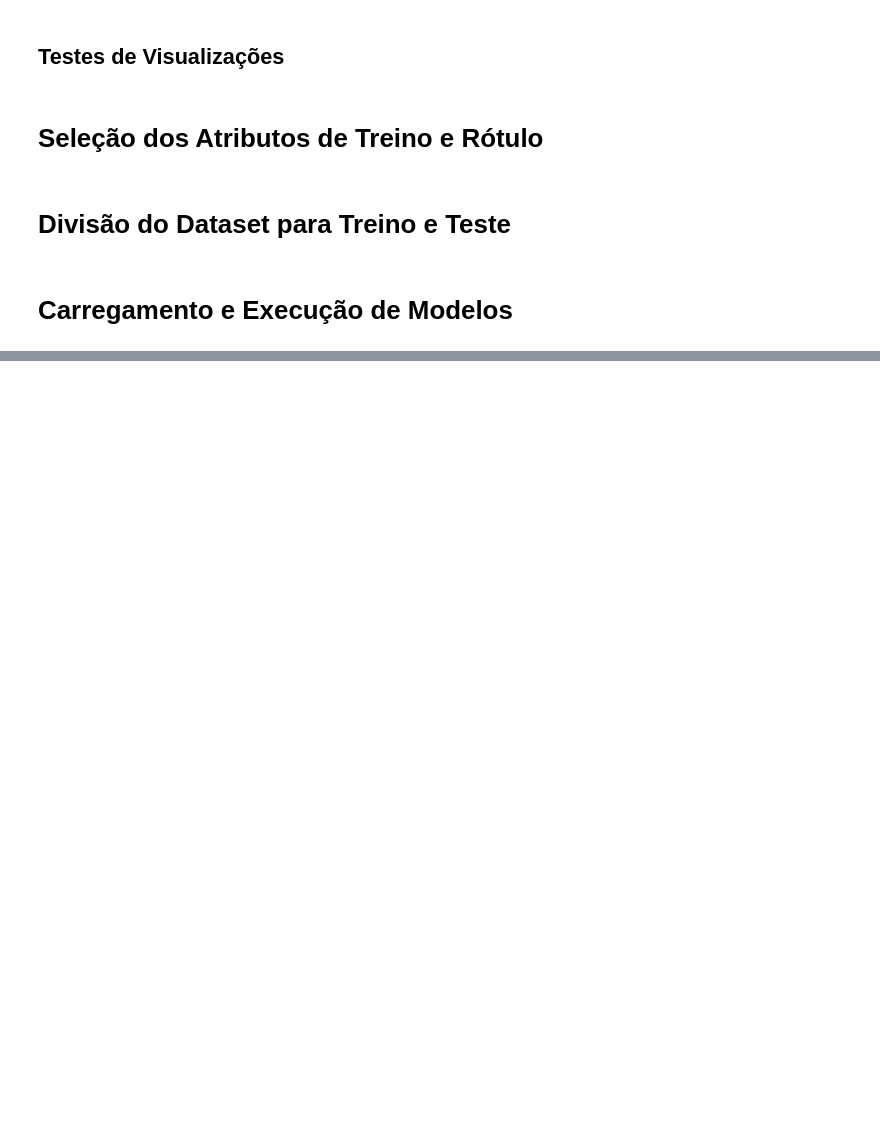
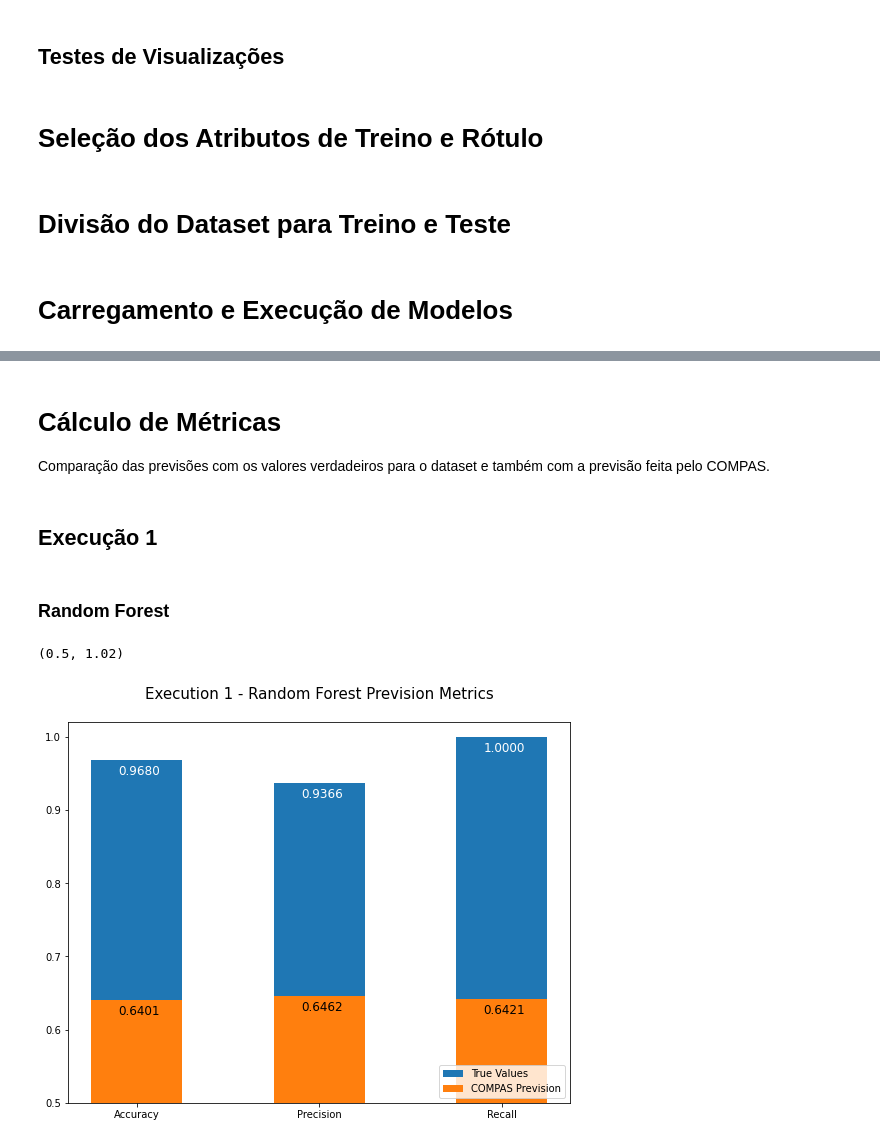
Before and after one commit to rodolfobolconte/fairness-testing, a Jupyter notebook: compas-tests/dataset-fit-and-predict.ipynb, the cells around one changed output, grey strips where cells are left out. Saved outputs shown, nothing was run; the diff lists cells and outputs as text; code cells hidden in the pictures; blank space fills up the shorter version.

Commit message:
finishing first run with graphics

```diff
--- a/compas-tests/dataset-fit-and-predict.ipynb
+++ b/compas-tests/dataset-fit-and-predict.ipynb
@@ -121,6 +143,0 @@ gradient_boost = GradientBoostingClassifier()
-# %%
-random_forest.fit(train_x, train_y)
-gradient_boost.fit(train_x, train_y)
-
-prev_random_forest = random_forest.predict(test_x)
-prev_gradient_boost = gradient_boost.predict(test_x)
@@ -263,0 +148,9 @@ Utilizando [função](https://docs.responsibly.ai/_modules/responsibly/dataset/c
+# %%
+rf = RandomForestClassifier()
+gb = GradientBoostingClassifier()
+
+rf.fit(train_x, train_y)
+gb.fit(train_x, train_y)
+
+ex1_prev_rf = rf.predict(test_x)
+ex1_prev_gb = gb.predict(test_x)
@@ -263,0 +202,36 @@ Utilizando [função](https://docs.responsibly.ai/_modules/responsibly/dataset/c
+# %% [markdown]
+# Cálculo de Métricas
+
+Comparação das previsões com os valores verdadeiros para o dataset e também com a previsão feita pelo COMPAS.
+# %% [markdown]
+## Execução 1
+# %% [markdown]
+### Random Forest
+# %%
+# calculating metrics of prevision and true values
+ex1_rf_accuracy = accuracy_score(test_y, ex1_prev_rf)
+ex1_rf_precision = precision_score(test_y, ex1_prev_rf)
+ex1_rf_recall = recall_score(test_y, ex1_prev_rf)
+ex1_rf_matrix = confusion_matrix(test_y, ex1_prev_rf)
+
+# calculating metrics of prevision and compas prevision
+ex1_compas_rf_accuracy = accuracy_score(test_prev_compas, ex1_prev_rf)
+ex1_compas_rf_precision = precision_score(test_prev_compas, ex1_prev_rf)
+ex1_compas_rf_recall = recall_score(test_prev_compas, ex1_prev_rf)
+ex1_compas_rf_matrix = confusion_matrix(test_prev_compas, ex1_prev_rf)
+# %%
+labels = ['Accuracy', 'Precision', 'Recall']
+
+plt.subplots(figsize=(9, 7))
+plt.title('Execution 1 - Random Forest Prevision Metrics\n', loc='center', fontsize=15)
+plt.bar(labels, [ex1_rf_accuracy, ex1_rf_precision, ex1_rf_recall], width=.5)
+for index, data in enumerate([ex1_rf_accuracy, ex1_rf_precision, ex1_rf_recall]):
+    plt.text(x=index-0.1, y=data-0.02, s=f"{data:.4f}" , fontdict=dict(fontsize=12), color='white')
+plt.bar(labels, [ex1_compas_rf_accuracy, ex1_compas_rf_precision, ex1_compas_rf_recall], width=.5)
+for index, data in enumerate([ex1_compas_rf_accuracy, ex1_compas_rf_precision, ex1_compas_rf_recall]):
+    plt.text(x=index-0.1, y=data-0.02, s=f"{data:.4f}" , fontdict=dict(fontsize=12), color='black')
+plt.legend(labels=['True Values', 'COMPAS Prevision'], loc='lower right')
+plt.ylim(0.5,1.02)
+# %% [output]
+(0.5, 1.02)
+[figure, added]
```
Also changed, not shown: parts of 39 cells of this notebook.
